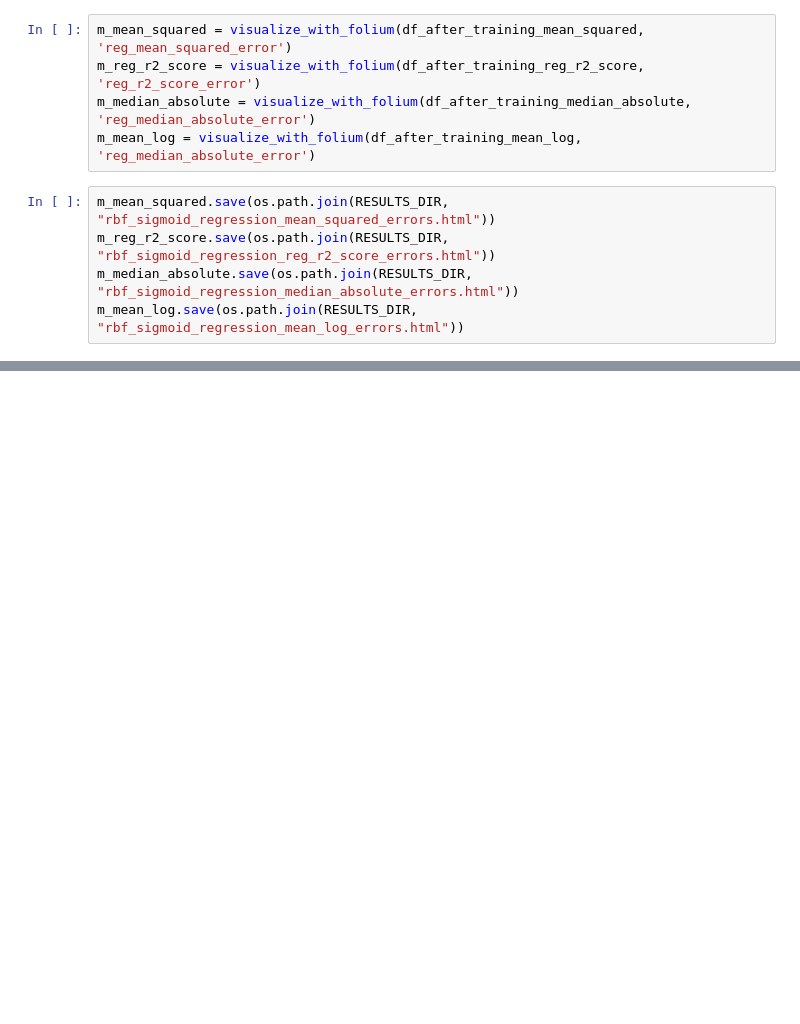
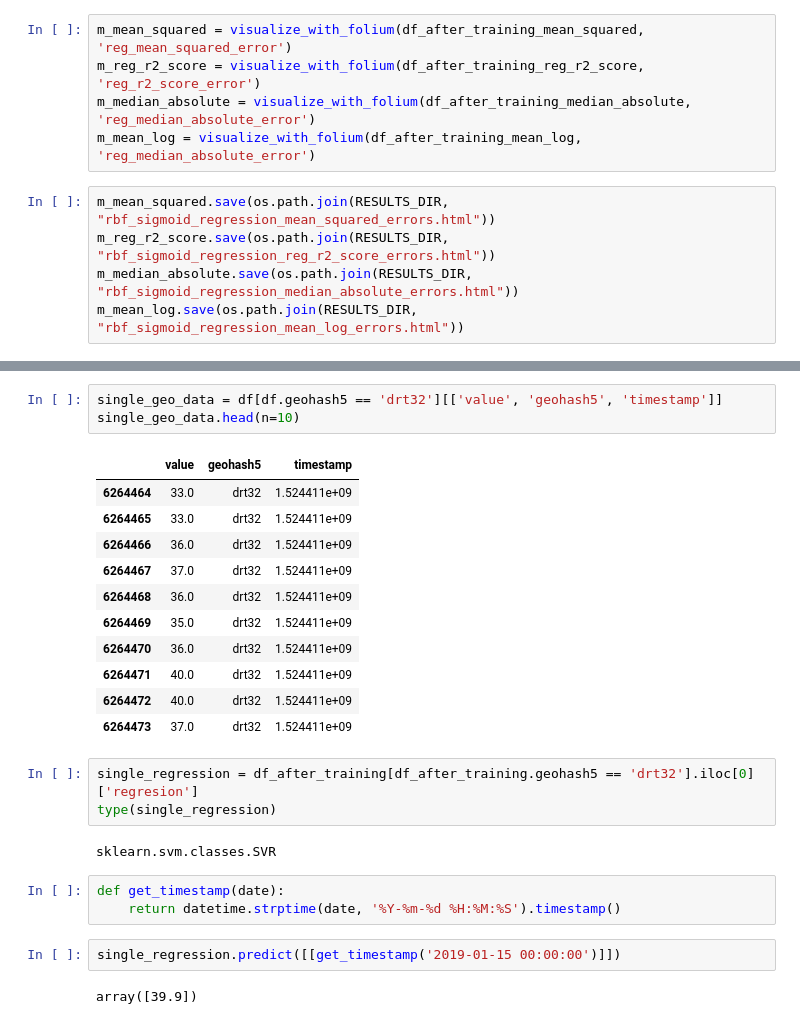
Before and after one commit to PPitson/safecast-data-analysis, a Jupyter notebook: 05-regression-ver2-svr.ipynb, the cells around one changed output, grey strips where cells are left out. Drawn from its saved outputs; the diff is of its cells as text; blank space fills up the shorter version.

```diff
--- a/05-regression-ver2-svr.ipynb
+++ b/05-regression-ver2-svr.ipynb
@@ -149,0 +157,27 @@ m_mean_log.save(os.path.join(RESULTS_DIR, "rbf_sigmoid_regression_mean_log_error
+# %%
+single_geo_data = df[df.geohash5 == 'drt32'][['value', 'geohash5', 'timestamp']]
+single_geo_data.head(n=10)
+# %% [output]
+|  | value | geohash5 | timestamp |
+| 6264464 | 33.0 | drt32 | 1.524411e+09 |
+| 6264465 | 33.0 | drt32 | 1.524411e+09 |
+| 6264466 | 36.0 | drt32 | 1.524411e+09 |
+| 6264467 | 37.0 | drt32 | 1.524411e+09 |
+| 6264468 | 36.0 | drt32 | 1.524411e+09 |
+| 6264469 | 35.0 | drt32 | 1.524411e+09 |
+| 6264470 | 36.0 | drt32 | 1.524411e+09 |
+| 6264471 | 40.0 | drt32 | 1.524411e+09 |
+| 6264472 | 40.0 | drt32 | 1.524411e+09 |
+| 6264473 | 37.0 | drt32 | 1.524411e+09 |
+# %%
+single_regression = df_after_training[df_after_training.geohash5 == 'drt32'].iloc[0]['regresion']
+type(single_regression)
+# %% [output]
+sklearn.svm.classes.SVR
+# %%
+def get_timestamp(date):
+    return datetime.strptime(date, '%Y-%m-%d %H:%M:%S').timestamp()
+# %%
+single_regression.predict([[get_timestamp('2019-01-15 00:00:00')]])
+# %% [output]
+array([39.9])
```
Also changed, not shown: parts of 12 cells of this notebook, 1 other file.
